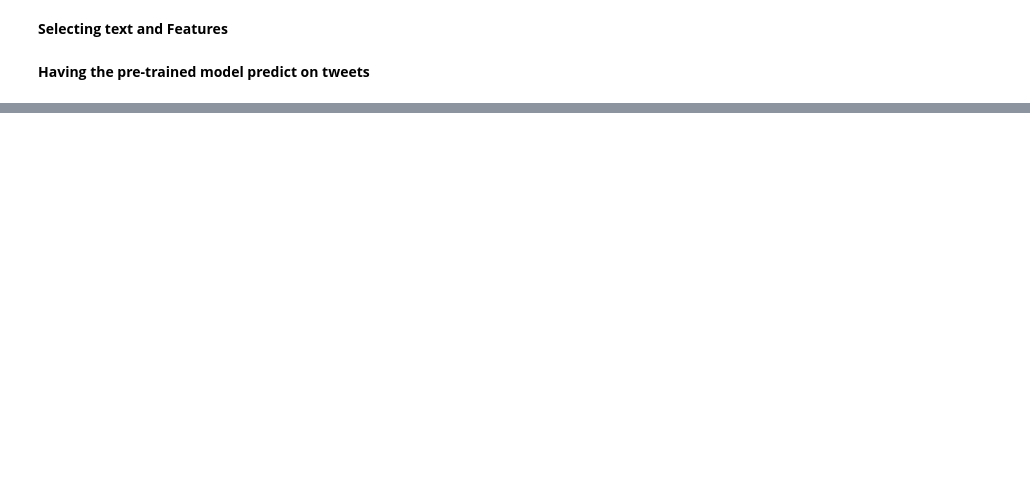
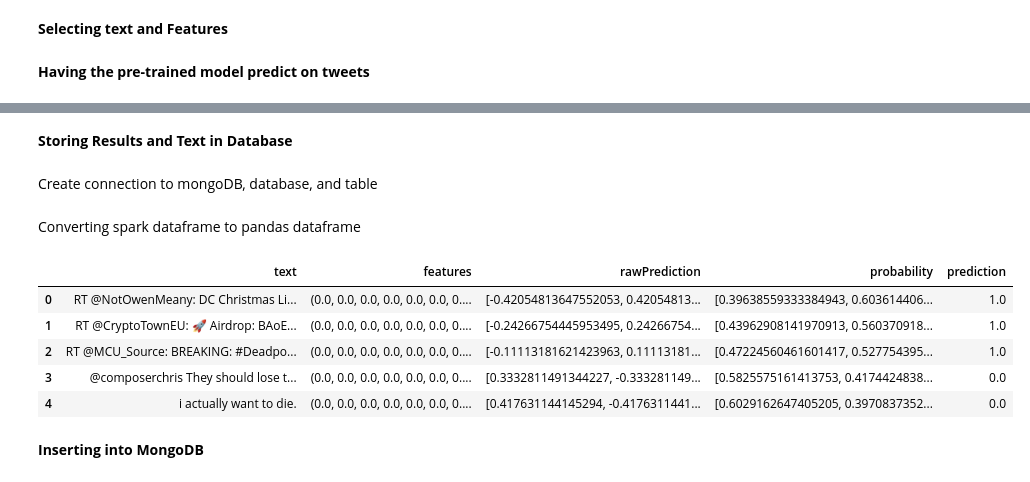
Before and after one commit to MichaelWoo-git/Tweet_ML_Analysis, a Jupyter notebook: Spark_Twitter_Analysis.ipynb, the cells around one changed output, grey strips where cells are left out. Drawn from its saved outputs; the diff is of its cells as text; code cells hidden in the pictures; blank space fills up the shorter version.

Commit message:
added storing tweets and predictions to mongodb

```diff
--- a/Spark_Twitter_Analysis.ipynb
+++ b/Spark_Twitter_Analysis.ipynb
@@ -354,2 +354,6 @@ model_predictions.show()
 +--------------------+--------------------+--------------------+--------------------+----------+
 only showing top 20 rows
+# %% [markdown]
+__Storing Results and Text in Database__
+# %% [markdown]
+Create connection to mongoDB, database, and table
@@ -355,0 +365,14 @@ only showing top 20 rows
+# %% [markdown]
+Converting spark dataframe to pandas dataframe
+# %%
+mp_df = model_predictions.toPandas()
+mp_df.head()
+# %% [output]
+|  | text | features | rawPrediction | probability | prediction |
+| 0 | RT @NotOwenMeany: DC Christmas Li... | (0.0, 0.0, 0.0, 0.0, 0.0, 0.0, 0.... | [-0.42054813647552053, 0.42054813... | [0.39638559333384943, 0.603614406... | 1.0 |
+| 1 | RT @CryptoTownEU: 🚀 Airdrop: BAoE... | (0.0, 0.0, 0.0, 0.0, 0.0, 0.0, 0.... | [-0.24266754445953495, 0.24266754... | [0.43962908141970913, 0.560370918... | 1.0 |
+| 2 | RT @MCU_Source: BREAKING: #Deadpo... | (0.0, 0.0, 0.0, 0.0, 0.0, 0.0, 0.... | [-0.11113181621423963, 0.11113181... | [0.47224560461601417, 0.527754395... | 1.0 |
+| 3 | @composerchris They should lose t... | (0.0, 0.0, 0.0, 0.0, 0.0, 0.0, 0.... | [0.3332811491344227, -0.333281149... | [0.5825575161413753, 0.4174424838... | 0.0 |
+| 4 | i actually want to die. | (0.0, 0.0, 0.0, 0.0, 0.0, 0.0, 0.... | [0.417631144145294, -0.4176311441... | [0.6029162647405205, 0.3970837352... | 0.0 |
+# %% [markdown]
+__Inserting into MongoDB__
```
Also changed, not shown: parts of 12 cells of this notebook, 1 other file.
